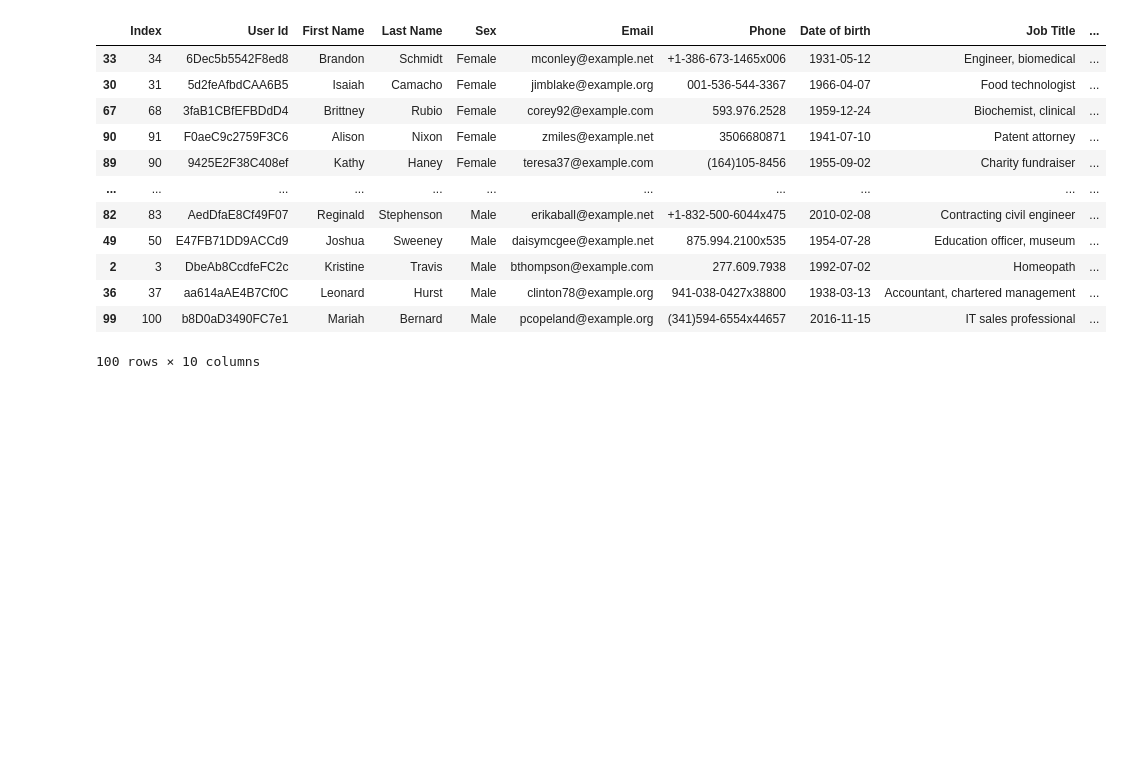
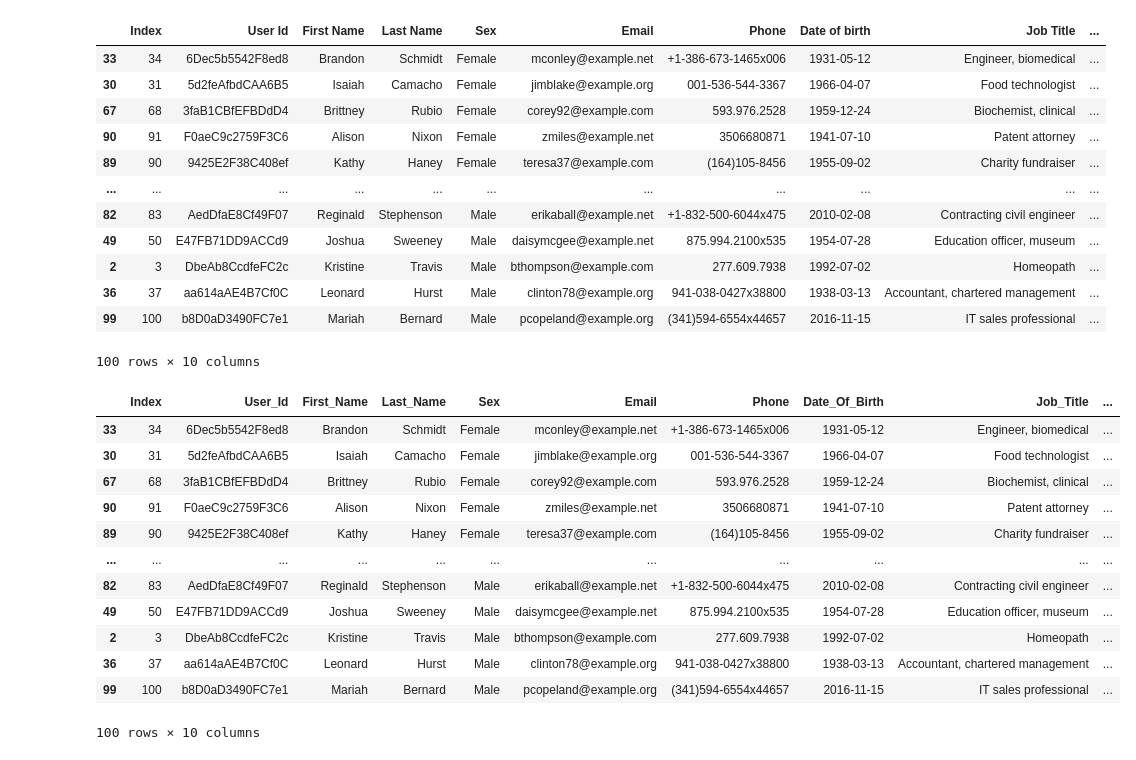
Before and after one commit to Akashyadav-codes/Data_Analyst_Jupyter, a Jupyter notebook: panda.ipynb, the cells around one changed output. Cells and saved outputs as stored; diff of their text form; code cells hidden in the pictures; blank space fills up the shorter version.

```diff
--- a/panda.ipynb
+++ b/panda.ipynb
@@ -1141,4 +1141,20 @@ df.sort_values(by="Sex",inplace=True)
 | 99 | 100 | b8D0aD3490FC7e1 | Mariah | Bernard | Male | pcopeland@example.org | (341)594-6554x44657 | 2016-11-15 | IT sales professional | ... |
 100 rows × 10 columns
 # %%
-df.columns=df.columns.str.title().str.replace(" ","
+df.columns=df.columns.str.title().str.replace(" ","_").str.strip()
+df.columns
+df
+# %% [output]
+|  | Index | User_Id | First_Name | Last_Name | Sex | Email | Phone | Date_Of_Birth | Job_Title | ... |
+| 33 | 34 | 6Dec5b5542F8ed8 | Brandon | Schmidt | Female | mconley@example.net | +1-386-673-1465x006 | 1931-05-12 | Engineer, biomedical | ... |
+| 30 | 31 | 5d2feAfbdCAA6B5 | Isaiah | Camacho | Female | jimblake@example.org | 001-536-544-3367 | 1966-04-07 | Food technologist | ... |
+| 67 | 68 | 3faB1CBfEFBDdD4 | Brittney | Rubio | Female | corey92@example.com | 593.976.2528 | 1959-12-24 | Biochemist, clinical | ... |
+| 90 | 91 | F0aeC9c2759F3C6 | Alison | Nixon | Female | zmiles@example.net | 3506680871 | 1941-07-10 | Patent attorney | ... |
+| 89 | 90 | 9425E2F38C408ef | Kathy | Haney | Female | teresa37@example.com | (164)105-8456 | 1955-09-02 | Charity fundraiser | ... |
+| ... | ... | ... | ... | ... | ... | ... | ... | ... | ... | ... |
+| 82 | 83 | AedDfaE8Cf49F07 | Reginald | Stephenson | Male | erikaball@example.net | +1-832-500-6044x475 | 2010-02-08 | Contracting civil engineer | ... |
+| 49 | 50 | E47FB71DD9ACCd9 | Joshua | Sweeney | Male | daisymcgee@example.net | 875.994.2100x535 | 1954-07-28 | Education officer, museum | ... |
+| 2 | 3 | DbeAb8CcdfeFC2c | Kristine | Travis | Male | bthompson@example.com | 277.609.7938 | 1992-07-02 | Homeopath | ... |
+| 36 | 37 | aa614aAE4B7Cf0C | Leonard | Hurst | Male | clinton78@example.org | 941-038-0427x38800 | 1938-03-13 | Accountant, chartered management | ... |
+| 99 | 100 | b8D0aD3490FC7e1 | Mariah | Bernard | Male | pcopeland@example.org | (341)594-6554x44657 | 2016-11-15 | IT sales professional | ... |
+100 rows × 10 columns
```
Also changed, not shown: parts of 1 cell of this notebook.
